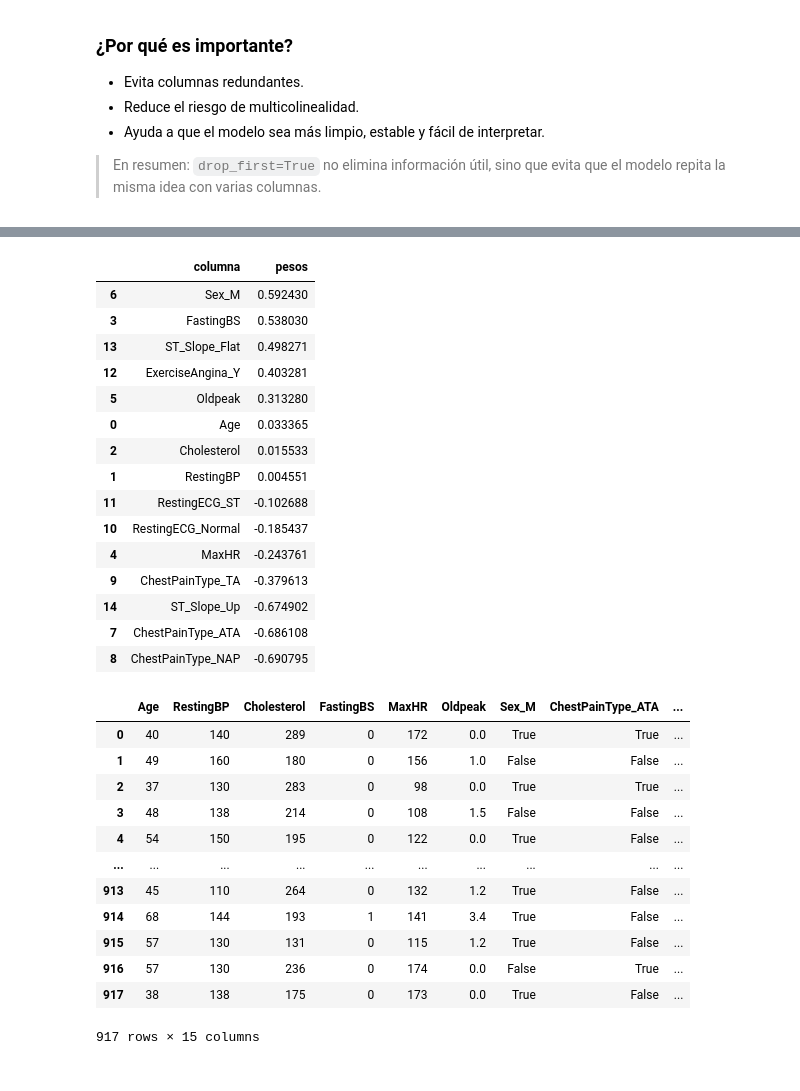
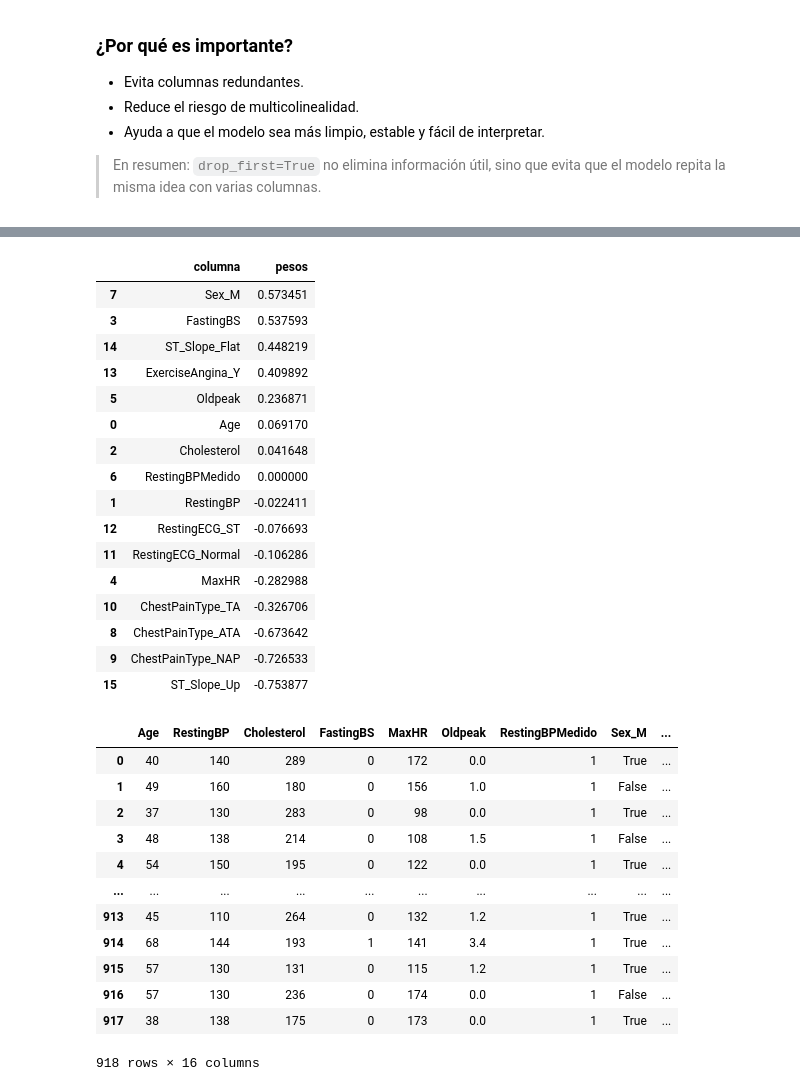
Before and after one commit to SantiagoAyala2118/TP-INTEGRADOR-PYTHON-Heart-Disease-Prediction, a Jupyter notebook: model/modelo_regresion_logistica.ipynb, the cells around one changed output, grey strips where cells are left out. Cells and saved outputs as stored; diff of their text form; code cells hidden in the pictures.

```diff
--- a/model/modelo_regresion_logistica.ipynb
+++ b/model/modelo_regresion_logistica.ipynb
@@ -74,7 +84,11 @@ df[df['RestingBP'] == 0]
 |  | Age | Sex | ChestPainType | RestingBP | Cholesterol | FastingBS | RestingECG | MaxHR | ... |
 | 449 | 55 | M | NAP | 0 | 0 | 0 | Normal | 155 | ... |
 # %%
-df = df.drop(449)
-# Verificamos que el índice 449 ha sido eliminado
-print(449 in df.index)
+# Se identifica el indice del registro sin medicion, se crea la columna, se reemplaza y se visualiza
+bp_0_idx = df[df['RestingBP'] == 0].index
+
+df['RestingBPMedido'] = 1
+df.loc[bp_0_idx, 'RestingBPMedido'] = 0
+
+df[df['RestingBP'] == 0]
 # %% [output]
@@ -108,0 +97,6 @@ df[df['Cholesterol'] == 0]
+# %%
+# Se realiza la imputacion
+mediana_blood_pressure  = df['RestingBP'].median()
+
+df['RestingBP'] = df['RestingBP'].replace(0, mediana_blood_pressure).astype(int)
+df[df['RestingBP'].index.isin(bp_0_idx)]
@@ -221,7 +234,8 @@ scaler = StandardScaler()
 X_train_scaled = scaler.fit_transform(X_train)
 X_test_scaled = scaler.transform(X_test)
 # %%
-modelo_logistico = LogisticRegression(random_state=42)
+# Implementacion de max_iteration
+modelo_logistico = LogisticRegression(random_state=42, max_iter=5000)
 # %%
 modelo_logistico.fit(X_train_scaled, y_train)
 # %% [output]
@@ -262,42 +288,43 @@ disp = ConfusionMatrixDisplay.from_estimator(
 # %%
 pesos = modelo_logistico.coef_
 
-df_pesos_2 = pd.DataFrame({
+df_pesos = pd.DataFrame({
     "columna":X_train.columns,
     "pesos":pesos[0]
 })
 
-df_pesos_2.sort_values(by='pesos',ascending=False)
+df_pesos.sort_values(by='pesos',ascending=False)
 # %% [output]
 |  | columna | pesos |
-| 6 | Sex_M | 0.592430 |
-| 3 | FastingBS | 0.538030 |
-| 13 | ST_Slope_Flat | 0.498271 |
-| 12 | ExerciseAngina_Y | 0.403281 |
-| 5 | Oldpeak | 0.313280 |
-| 0 | Age | 0.033365 |
-| 2 | Cholesterol | 0.015533 |
-| 1 | RestingBP | 0.004551 |
-| 11 | RestingECG_ST | -0.102688 |
-| 10 | RestingECG_Normal | -0.185437 |
-| 4 | MaxHR | -0.243761 |
-| 9 | ChestPainType_TA | -0.379613 |
-| 14 | ST_Slope_Up | -0.674902 |
-| 7 | ChestPainType_ATA | -0.686108 |
-| 8 | ChestPainType_NAP | -0.690795 |
+| 7 | Sex_M | 0.573451 |
+| 3 | FastingBS | 0.537593 |
+| 14 | ST_Slope_Flat | 0.448219 |
+| 13 | ExerciseAngina_Y | 0.409892 |
+| 5 | Oldpeak | 0.236871 |
+| 0 | Age | 0.069170 |
+| 2 | Cholesterol | 0.041648 |
+| 6 | RestingBPMedido | 0.000000 |
+| 1 | RestingBP | -0.022411 |
+| 12 | RestingECG_ST | -0.076693 |
+| 11 | RestingECG_Normal | -0.106286 |
+| 4 | MaxHR | -0.282988 |
+| 10 | ChestPainType_TA | -0.326706 |
+| 8 | ChestPainType_ATA | -0.673642 |
+| 9 | ChestPainType_NAP | -0.726533 |
+| 15 | ST_Slope_Up | -0.753877 |
 # %%
 X
 # %% [output]
-|  | Age | RestingBP | Cholesterol | FastingBS | MaxHR | Oldpeak | Sex_M | ChestPainType_ATA | ... |
-| 0 | 40 | 140 | 289 | 0 | 172 | 0.0 | True | True | ... |
-| 1 | 49 | 160 | 180 | 0 | 156 | 1.0 | False | False | ... |
-| 2 | 37 | 130 | 283 | 0 | 98 | 0.0 | True | True | ... |
-| 3 | 48 | 138 | 214 | 0 | 108 | 1.5 | False | False | ... |
-| 4 | 54 | 150 | 195 | 0 | 122 | 0.0 | True | False | ... |
+|  | Age | RestingBP | Cholesterol | FastingBS | MaxHR | Oldpeak | RestingBPMedido | Sex_M | ... |
+| 0 | 40 | 140 | 289 | 0 | 172 | 0.0 | 1 | True | ... |
+| 1 | 49 | 160 | 180 | 0 | 156 | 1.0 | 1 | False | ... |
+| 2 | 37 | 130 | 283 | 0 | 98 | 0.0 | 1 | True | ... |
+| 3 | 48 | 138 | 214 | 0 | 108 | 1.5 | 1 | False | ... |
+| 4 | 54 | 150 | 195 | 0 | 122 | 0.0 | 1 | True | ... |
 | ... | ... | ... | ... | ... | ... | ... | ... | ... | ... |
-| 913 | 45 | 110 | 264 | 0 | 132 | 1.2 | True | False | ... |
-| 914 | 68 | 144 | 193 | 1 | 141 | 3.4 | True | False | ... |
-| 915 | 57 | 130 | 131 | 0 | 115 | 1.2 | True | False | ... |
-| 916 | 57 | 130 | 236 | 0 | 174 | 0.0 | False | True | ... |
-| 917 | 38 | 138 | 175 | 0 | 173 | 0.0 | True | False | ... |
+| 913 | 45 | 110 | 264 | 0 | 132 | 1.2 | 1 | True | ... |
+| 914 | 68 | 144 | 193 | 1 | 141 | 3.4 | 1 | True | ... |
+| 915 | 57 | 130 | 131 | 0 | 115 | 1.2 | 1 | True | ... |
+| 916 | 57 | 130 | 236 | 0 | 174 | 0.0 | 1 | False | ... |
+| 917 | 38 | 138 | 175 | 0 | 173 | 0.0 | 1 | True | ... |
-917 rows × 15 columns
+918 rows × 16 columns
```
Also changed, not shown: parts of 27 cells of this notebook.
